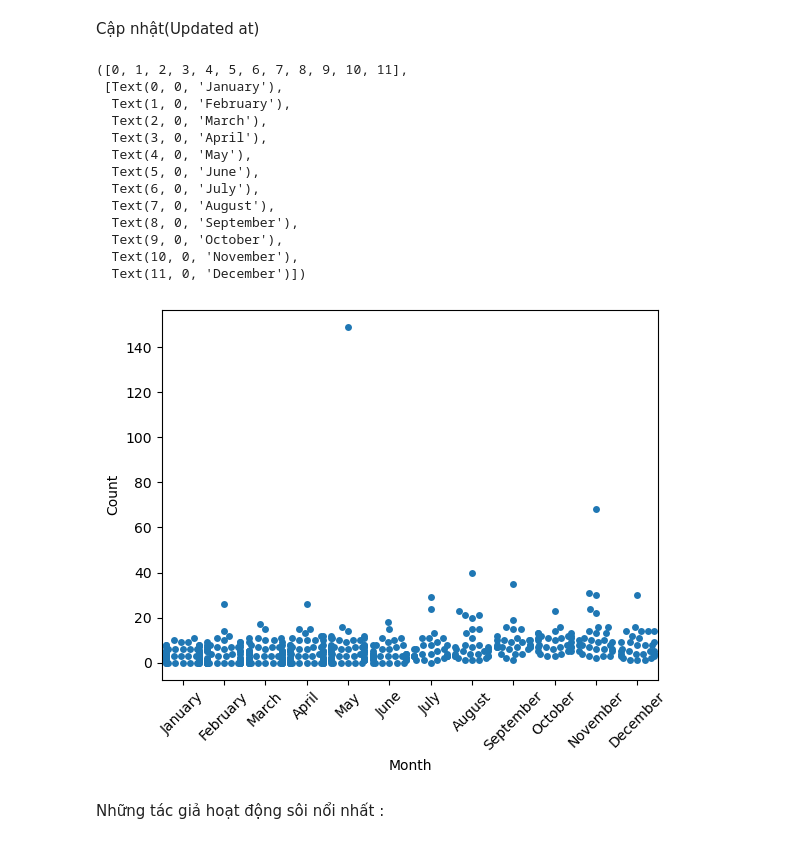
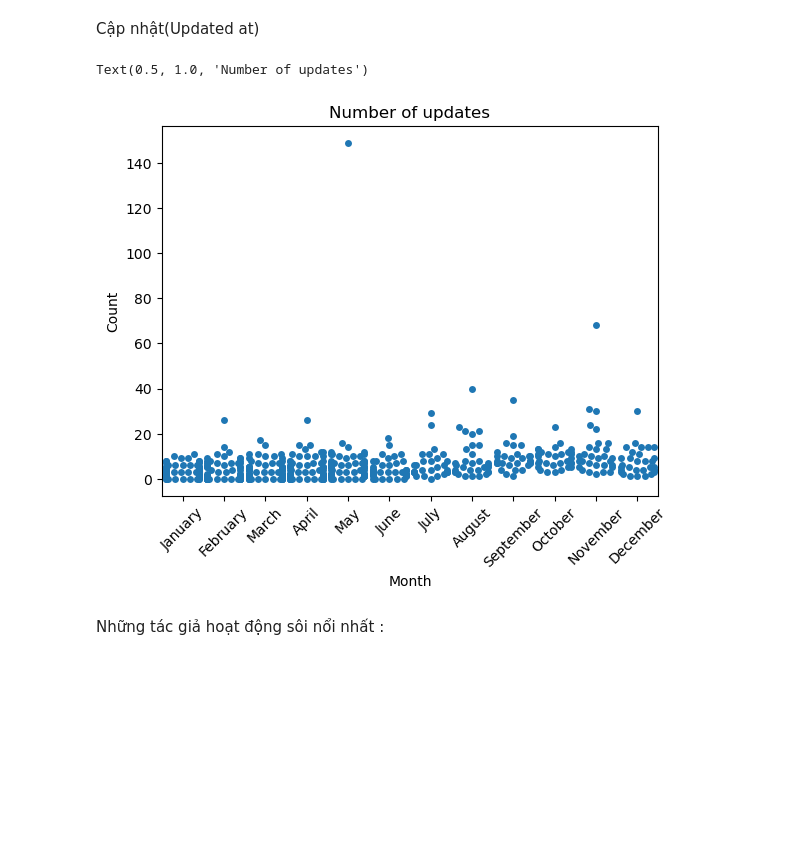
Before and after one commit to Hung23020370/Python, a Jupyter notebook: Code/Visualization.ipynb, the cells around one changed output. Saved outputs shown, nothing was run; the diff lists cells and outputs as text; code cells hidden in the pictures; blank space fills up the shorter version.

```diff
--- a/Code/Visualization.ipynb
+++ b/Code/Visualization.ipynb
@@ -160,27 +156,16 @@ Cập nhật(Updated at)
 # %%
 df['Updated At'] = pd.to_datetime(df['Updated At'])
 
 df_up = df.set_index('Updated At').resample('D').size().reset_index(name='Count')
 
 df_up['Month'] = df_up['Updated At'].dt.strftime('%B')
 
 sns.swarmplot(x='Month', y='Count', data=df_up)
 plt.xticks(rotation=45)
+plt.title('Number of updates')
 # %% [output]
-([0, 1, 2, 3, 4, 5, 6, 7, 8, 9, 10, 11],
- [Text(0, 0, 'January'),
-  Text(1, 0, 'February'),
-  Text(2, 0, 'March'),
-  Text(3, 0, 'April'),
-  Text(4, 0, 'May'),
-  Text(5, 0, 'June'),
-  Text(6, 0, 'July'),
-  Text(7, 0, 'August'),
-  Text(8, 0, 'September'),
-  Text(9, 0, 'October'),
-  Text(10, 0, 'November'),
-  Text(11, 0, 'December')])
+Text(0.5, 1.0, 'Number of updates')
-[figure, old version]
+[figure, new version]
 # %% [markdown]
 Những tác giả hoạt động sôi nổi nhất :
 # %%
```
Also changed, not shown: parts of 2 cells of this notebook, 1 other file.
